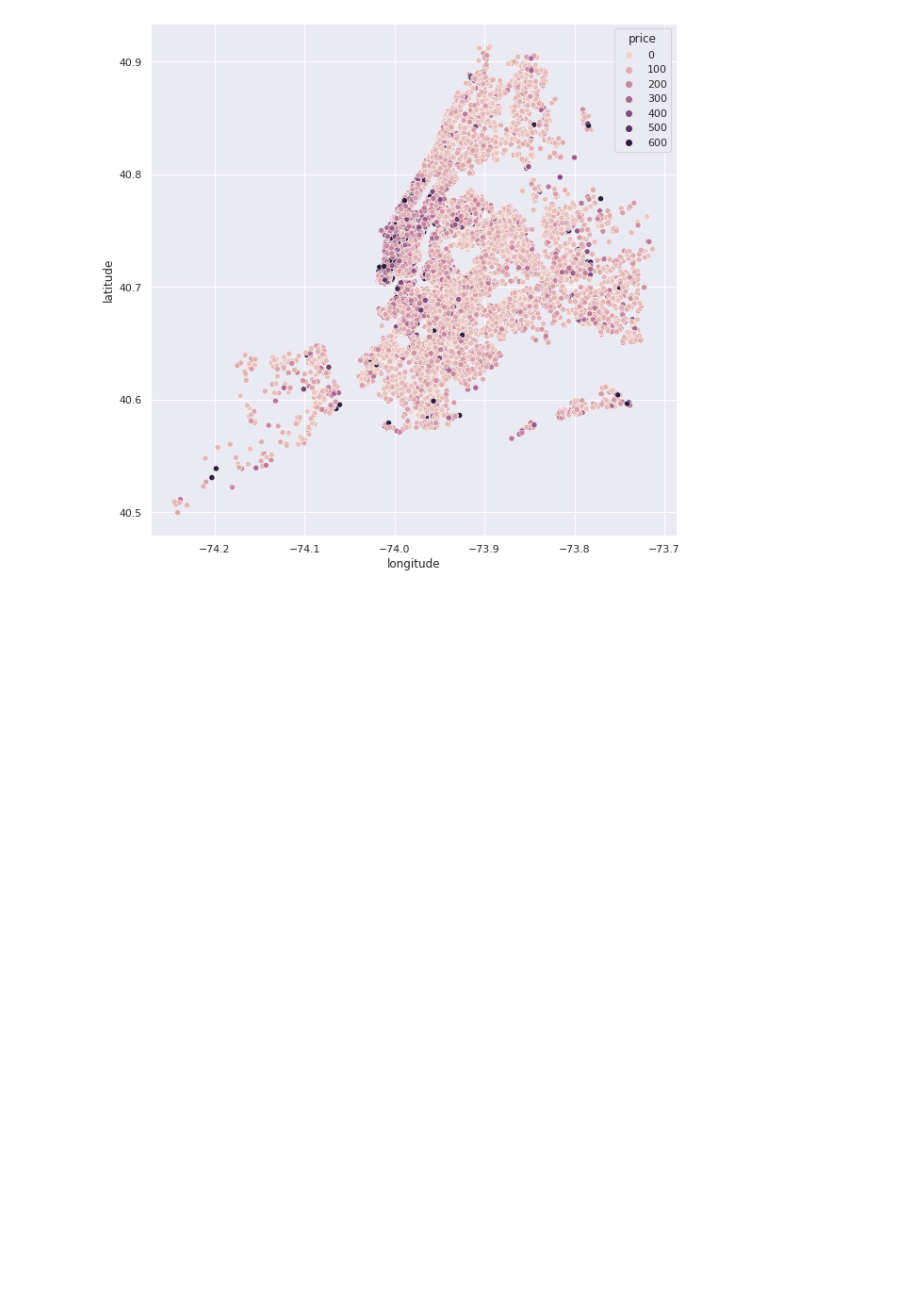
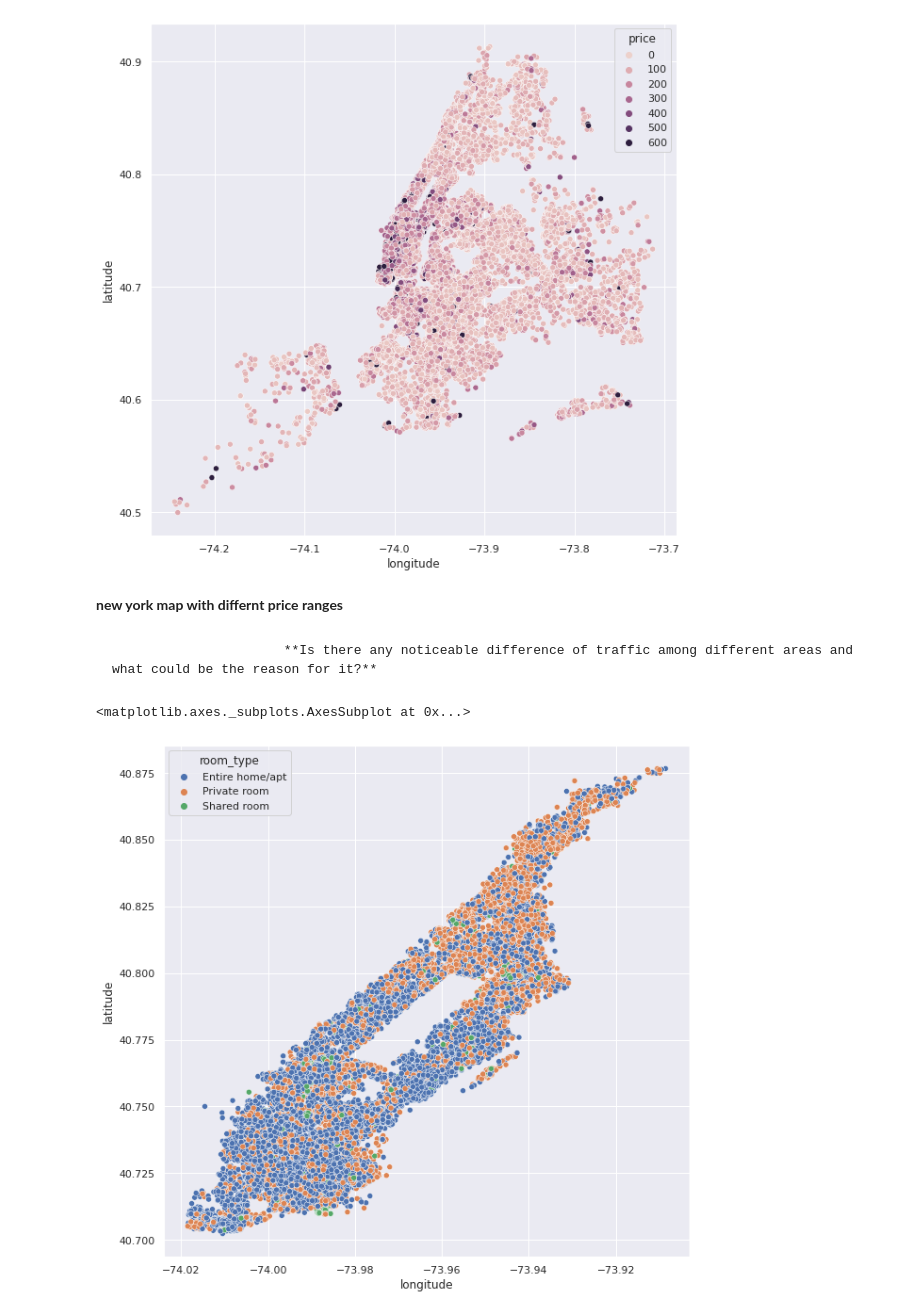
Before and after one commit to bharath967/airbnb_data_analysis, a Jupyter notebook: Airbnb_Bookings_Analysis_.ipynb, the cells around one changed output. Saved outputs shown, nothing was run; the diff lists cells and outputs as text; code cells hidden in the pictures; blank space fills up the shorter version.

```diff
--- a/Airbnb_Bookings_Analysis_.ipynb
+++ b/Airbnb_Bookings_Analysis_.ipynb
@@ -549,3 +576,20 @@ sns.scatterplot(x=airbnb.longitude, y=airbnb.latitude,hue=airbnb.price)
 # %% [output]
 <matplotlib.axes._subplots.AxesSubplot at 0x...>
 [figure]
+# %% [markdown]
+**new york map with differnt price ranges**
+# %% [markdown]
+                          **Is there any noticeable difference of traffic among different areas and what could be the reason for it?**
+# %%
+manhattan=airbnb[airbnb['neighbourhood_group']=='Manhattan']
+brooklyn=airbnb[airbnb['neighbourhood_group']=='Brooklyn']
+queens=airbnb[airbnb['neighbourhood_group']=='Queens']
+staten_island=airbnb[airbnb['neighbourhood_group']=='Staten Island']
+bronx=airbnb[airbnb['neighbourhood_group']=='Bronx']
+# %%
+sns.set(rc = {'figure.figsize':(10,10)})
+
+sns.scatterplot(x=manhattan.longitude,y=manhattan.latitude,hue=manhattan.room_type)
+# %% [output]
+<matplotlib.axes._subplots.AxesSubplot at 0x...>
+[figure, added]
```
Also changed, not shown: parts of 35 cells of this notebook.
